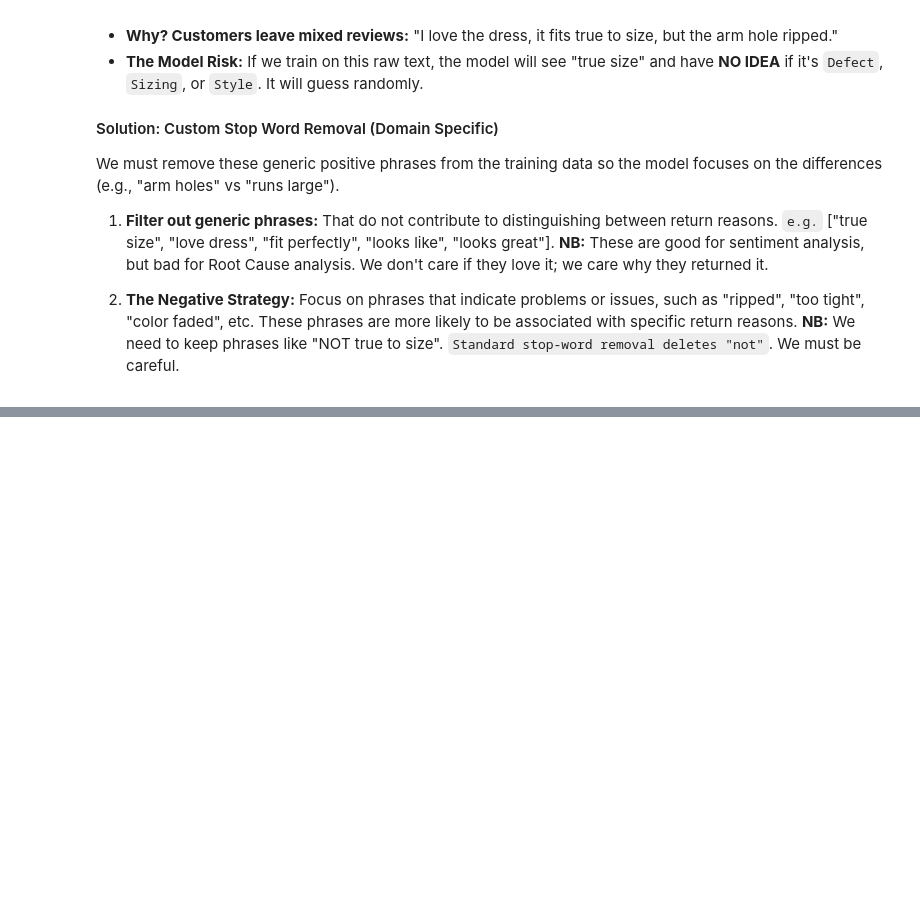
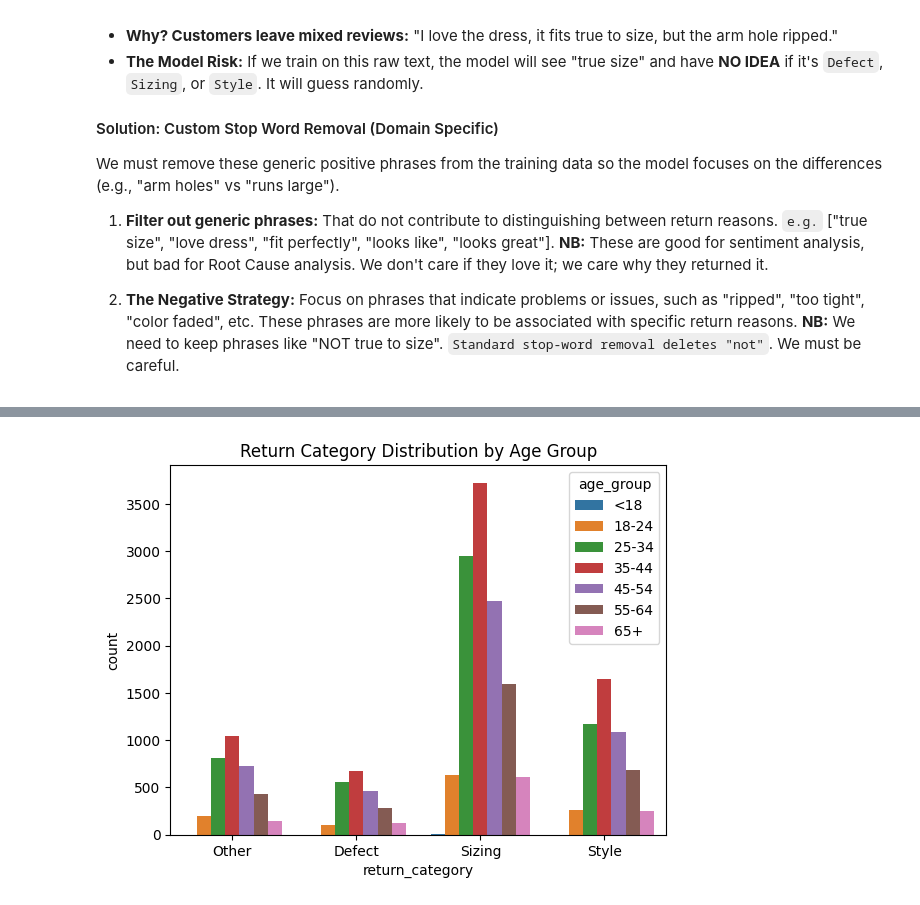
Before and after one commit to GFFB0314/ReturnX-Intelligent-Returns-Classifier, a Jupyter notebook: notebooks/02_eda.ipynb, the cells around one changed output, grey strips where cells are left out. Saved outputs shown, nothing was run; the diff lists cells and outputs as text; code cells hidden in the pictures; blank space fills up the shorter version.

```diff
--- a/notebooks/02_eda.ipynb
+++ b/notebooks/02_eda.ipynb
@@ -198,0 +318,6 @@ We must remove these generic positive phrases from the training data so the mode
+# %%
+bins = [0, 18, 25, 35, 45, 55, 65, 100]
+labels = ["<18", "18-24", "25-34", "35-44", "45-54", "55-64", "65+"]
+
+df["age_group"] = pd.cut(df["age"], bins=bins, labels=labels)
+df["age_group"].value_counts()
@@ -198,0 +334,6 @@ We must remove these generic positive phrases from the training data so the mode
+# %%
+sns.countplot(x="return_category", hue="age_group", data=df)
+plt.title("Return Category Distribution by Age Group")
+plt.show()
+# %% [output]
+[figure, added]
```
Also changed, not shown: parts of 21 cells of this notebook, 2 other files.
